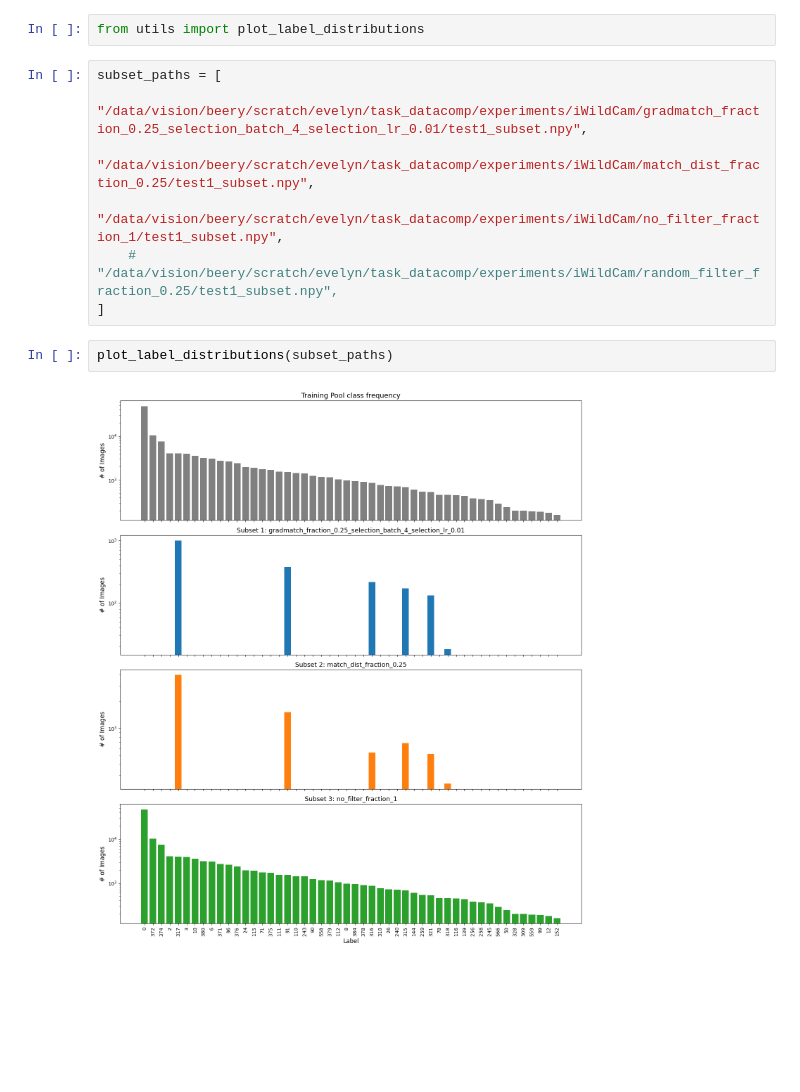
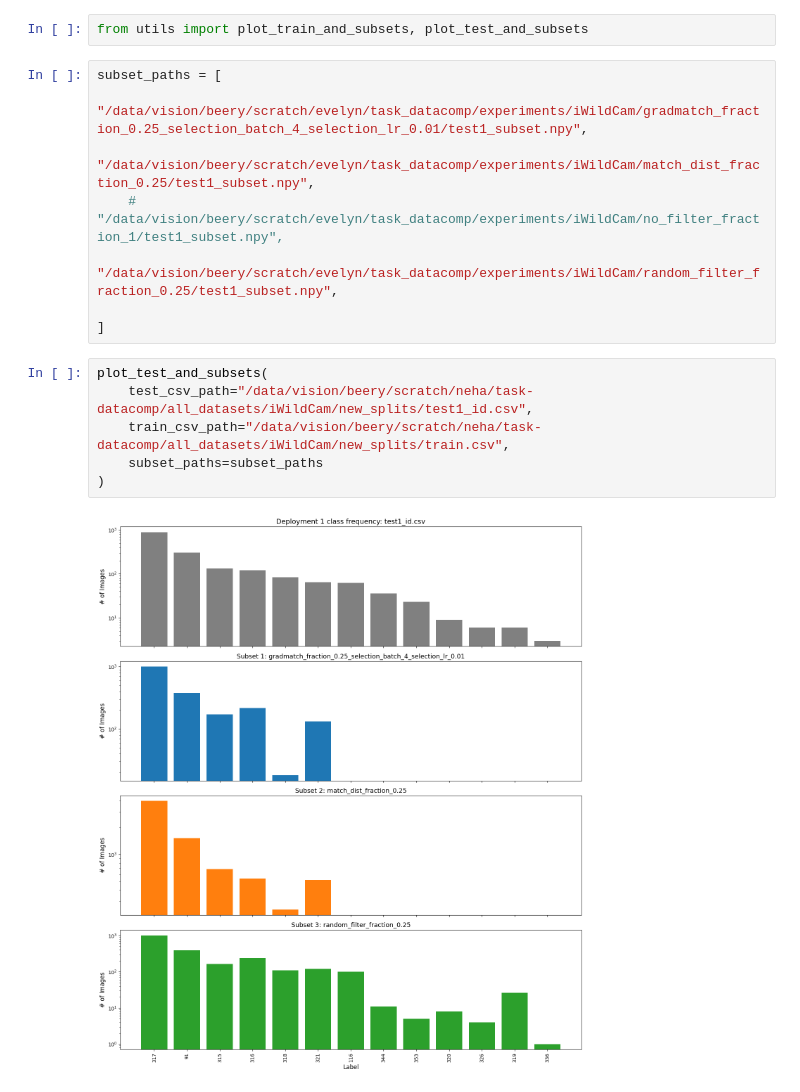
Before and after one commit to hulkund/task_datacomp, a Jupyter notebook: visualizations/label_dist_plots.ipynb, the cells around one changed output. Saved outputs shown, nothing was run; the diff lists cells and outputs as text; blank space fills up the shorter version.

Commit message:
update visualization with test1 plot

```diff
--- a/visualizations/label_dist_plots.ipynb
+++ b/visualizations/label_dist_plots.ipynb
@@ -1,13 +1,18 @@
 # %%
-from utils import plot_label_distributions
+from utils import plot_train_and_subsets, plot_test_and_subsets
 # %%
 subset_paths = [
     "/data/vision/beery/scratch/evelyn/task_datacomp/experiments/iWildCam/gradmatch_fraction_0.25_selection_batch_4_selection_lr_0.01/test1_subset.npy",
     "/data/vision/beery/scratch/evelyn/task_datacomp/experiments/iWildCam/match_dist_fraction_0.25/test1_subset.npy",
-    "/data/vision/beery/scratch/evelyn/task_datacomp/experiments/iWildCam/no_filter_fraction_1/test1_subset.npy",
-    # "/data/vision/beery/scratch/evelyn/task_datacomp/experiments/iWildCam/random_filter_fraction_0.25/test1_subset.npy",
+    # "/data/vision/beery/scratch/evelyn/task_datacomp/experiments/iWildCam/no_filter_fraction_1/test1_subset.npy",
+    "/data/vision/beery/scratch/evelyn/task_datacomp/experiments/iWildCam/random_filter_fraction_0.25/test1_subset.npy",
+
 ]
-# %%
-plot_label_distributions(subset_paths)
-# %% [output]
-[figure, removed]
+# %%
+plot_test_and_subsets(
+    test_csv_path="/data/vision/beery/scratch/neha/task-datacomp/all_datasets/iWildCam/new_splits/test1_id.csv",
+    train_csv_path="/data/vision/beery/scratch/neha/task-datacomp/all_datasets/iWildCam/new_splits/train.csv",
+    subset_paths=subset_paths
+)
+# %% [output]
+[figure, added]
```
Also changed, not shown: 1 other file.
